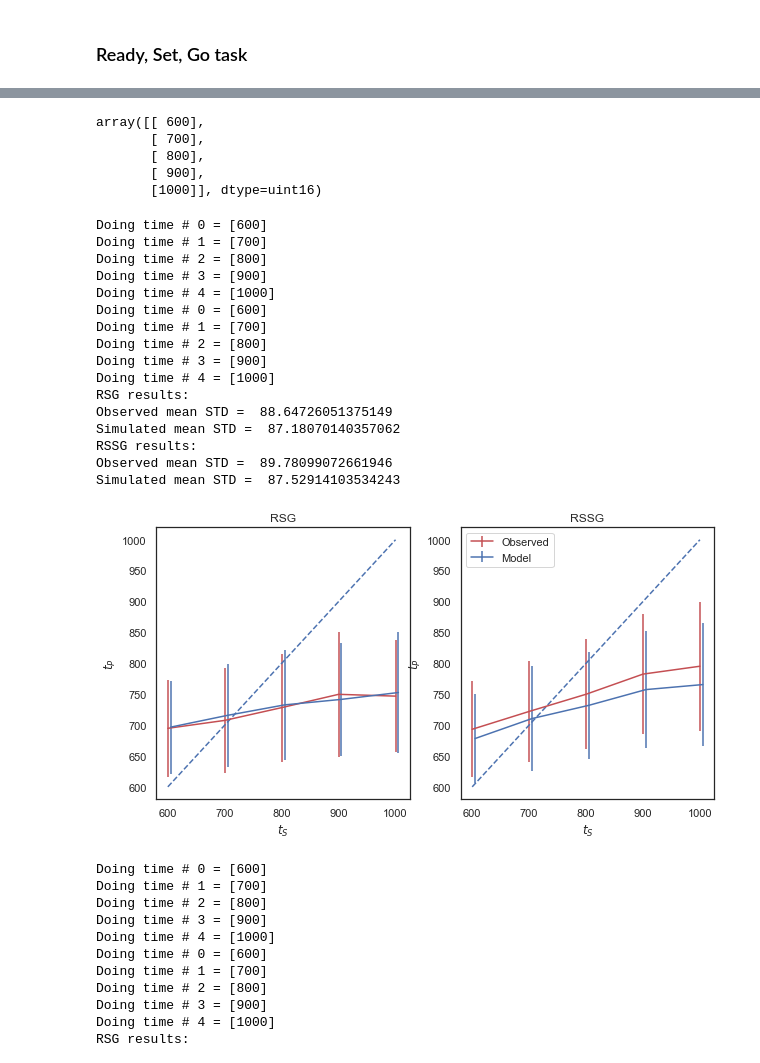
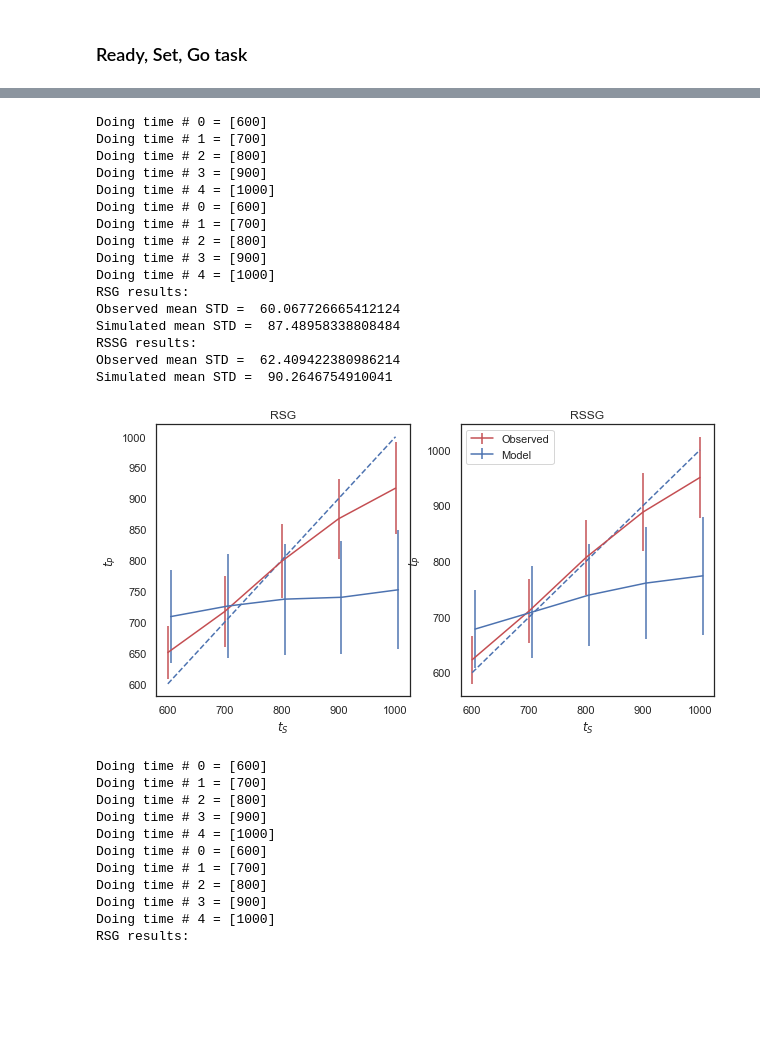
Before and after one commit to jazlab/SE_NL_MJ_2020, a Jupyter notebook: integrator_feedback_circuit.ipynb, the cells around one changed output, grey strips where cells are left out. Saved outputs shown, nothing was run; the diff lists cells and outputs as text; code cells hidden in the pictures; blank space fills up the shorter version.

```diff
--- a/integrator_feedback_circuit.ipynb
+++ b/integrator_feedback_circuit.ipynb
@@ -80,9 +83,9 @@ def start_simulation_parallel(state_init, params, K, sigma, niter):
 
     # Unpack parameters of the simulation
     Wut = params['Wut']
-    Wuv = params['Wut']
-    Wvt = params['Wut']
-    Wvu = params['Wut']
+    Wuv = params['Wuv']
+    Wvt = params['Wvt']
+    Wvu = params['Wvu']
     dt = params['dt']
     tau = params['tau']
     ext = params['ext']
@@ -254,12 +267,12 @@ def simulate_trial(ntrials=1000, duration=600, nstages=10, sigma=0, K=3.0, initI
 # %%
 sigma = 0.01
 K = 3.07
-I = 0.842
+I = 0.765
 duration = 800
 
 #ulst, vlst, ylst, Ilst, siglst, ylst2 = simulate_trial(nstages=3, sigma=sigma, K=K, initI=0.766)
 np.random.seed(2018)
-ulst, vlst, ylst, Ilst, siglst, ylst2 = simulate_trial(ntrials=300, nstages=8, duration=duration, sigma=sigma,
+ulst, vlst, ylst, Ilst, siglst, ylst2 = simulate_trial(ntrials=300, nstages=4, duration=duration, sigma=sigma,
                                                        K=K, initI=I)
 plot_simulation_parallel(ulst, vlst, ylst, Ilst, siglst, PARAMS_DICT)
 
@@ -786,10 +666,11 @@ def find_min_IK(mat, Ivals, Kvals):
 
     return Ivals[i], Kvals[j]
 # %%
-Isim2 = []
-Ksim2 = []
+# (Old) Finding min (I, K) in a grid
+Isim = []
+Ksim = []
 for id in range(12):
-    I,K = find_min_IK(MSELST2[id], initIlst, Klst)
-    Isim2.append(I)
-    Ksim2.append(K)
+    I,K = find_min_IK(MSELST[id], initIlst, Klst)
+    Isim.append(I)
+    Ksim.append(K)
     print(I, K)
@@ -796,8 +678,0 @@ for id in range(12):
-# %%
-Isim = []
-Ksim = []
-for id in range(12):
-    I,K = find_min_IK(MSELST[id], initIlst, Klst)
-    Isim.append(I)
-    Ksim.append(K)
-    print(I, K)
@@ -933,21 +745,13 @@ plt.errorbar(durations, np.array(prod_time_lst) * 10, np.array(prod_var_lst) * 1
 plt.xlabel('$t_S$')
 plt.ylabel('$t_P$')
 plt.title('Production times in RSG simulation')
-# %%
-tss
-# %% [output]
-array([[ 600],
-       [ 700],
-       [ 800],
-       [ 900],
-       [1000]], dtype=uint16)
 # %%
 # Load data for subject GB (RSG/RSSG, Seth provided)
-subject_file = 'VR_EKF_ObsAct0_20171105.mat'
+subject_file = 'SWE_EKF_ObsAct0_20171105.mat'
 
-sigma_val = 0.036
-I_val = 0.841
-K_val = 0.7
+sigma_val = 0.035
+I_val = 0.8405
+K_val = 1.3
 
 subject_data = scipy.io.loadmat(subject_file)
 B = subject_data['B']
@@ -1015,38 +819,38 @@ plt.errorbar(tss, mtp_in[:,1], stdtp_in[:,1], color='r', label='Observed')
 #plt.errorbar(tss, mtp_in[:,1], stdtp_in[:,1], color='g')
 
 # Plot the result, error bars represent standard deviation
 plt.plot(durations, durations, '--')
 plt.errorbar(durations + 5, np.array(prod_time_lst2) * 10, np.array(prod_var_lst2) * 10, color='b', label='Model')
 plt.xlabel('$t_S$')
 plt.ylabel('$t_P$')
 plt.title('RSSG')
 plt.legend()
 
 print('RSG results:')
 print('Observed mean STD = ', np.mean(stdtp_in[:,0]))
 print('Simulated mean STD = ', np.mean(np.mean(prod_var_lst)* 10))
 
 print('RSSG results:')
 print('Observed mean STD = ', np.mean(stdtp_in[:,1]))
 print('Simulated mean STD = ', np.mean(np.mean(prod_var_lst2)* 10))
 # %% [output]
 Doing time # 0 = [600]
 Doing time # 1 = [700]
 Doing time # 2 = [800]
 Doing time # 3 = [900]
 Doing time # 4 = [1000]
 Doing time # 0 = [600]
 Doing time # 1 = [700]
 Doing time # 2 = [800]
 Doing time # 3 = [900]
 Doing time # 4 = [1000]
 RSG results:
-Observed mean STD =  88.64726051375149
-Simulated mean STD =  87.18070140357062
+Observed mean STD =  60.067726665412124
+Simulated mean STD =  87.48958338808484
 RSSG results:
-Observed mean STD =  89.78099072661946
-Simulated mean STD =  87.52914103534243
+Observed mean STD =  62.409422380986214
+Simulated mean STD =  90.2646754910041
-[figure, old version]
+[figure, new version]
 # %%
 # Load data for subject SWE(RSG/RSSG, Seth provided)
 swedata = scipy.io.loadmat('
```
Also changed, not shown: parts of 54 cells of this notebook.
